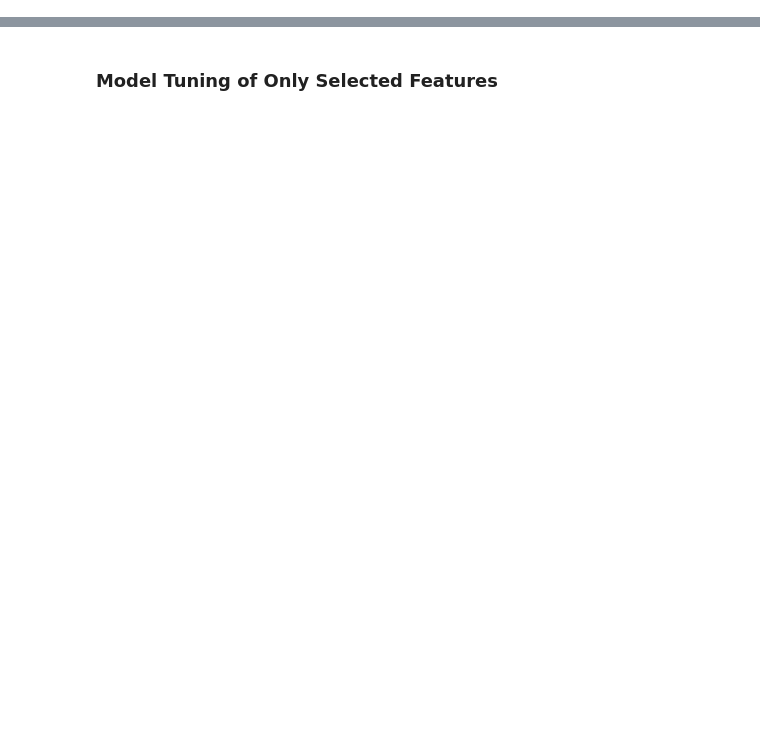
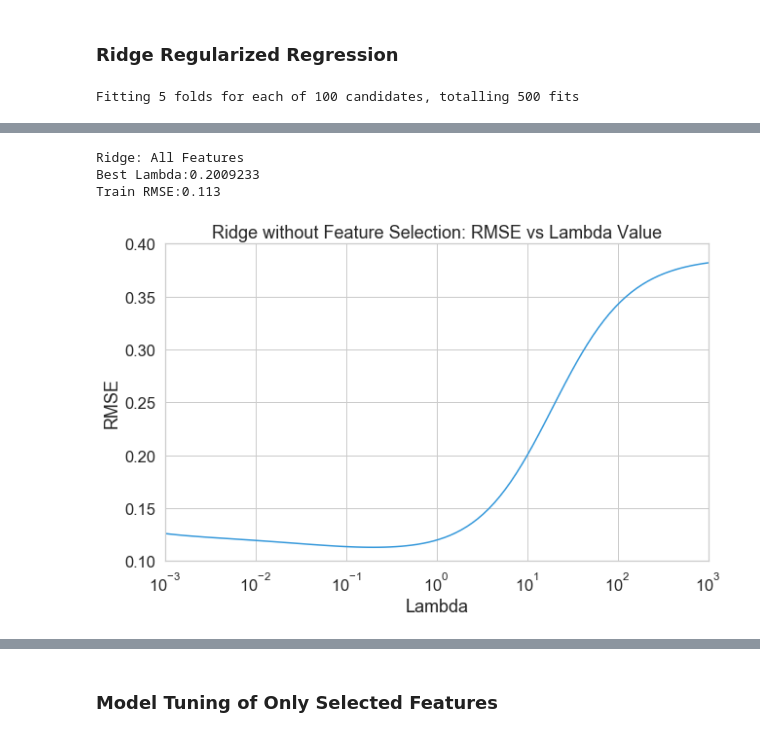
Before and after one commit to jah377/Kaggle-Machine-Learning-Housing-Project-, a Jupyter notebook: machine_learning.ipynb, the cells around one changed output, grey strips where cells are left out. Cells and saved outputs as stored; diff of their text form; code cells hidden in the pictures; blank space fills up the shorter version.

```diff
--- a/machine_learning.ipynb
+++ b/machine_learning.ipynb
@@ -65,0 +213,53 @@ from sklearn.metrics import mean_squared_error
+# %% [markdown]
+### Ridge Regularized Regression
+# %%
+#New instance of model
+ridge = Ridge(normalize=True, random_state=0)
+
+#Perform gridsearch
+# min_a = -3
+# max_a = 3
+# param_grid = {"alpha": np.logspace(min_a, max_a, 100)} #hyperparameter
+
+param_grid = {"alpha": np.linspace(-1, 1, 1000)} #hyperparameter
+grid = GridSearchCV(estimator=ridge,
+                    param_grid=param_grid,
+                    scoring="neg_root_mean_squared_error", #eval metric
+                    verbose=True, #return status update
+                    cv=5,
+                    n_jobs=-1) #create grid search
+grid.fit(x_train, y_train) #fit training data to model
+ridge_allFeatures = grid.best_estimator_ #assign tuned parameter to model
+pickle.dump(ridge_allFeatures, open('saved_models/ridge_allFeatures', 'wb')) #save the model
+
+# Isolate results for plot
+rmse_train = -grid.best_score_  # best rmse of training dataset
+print("Ridge: All Features")
+print("Best Lambda:{0}".format(round(grid.best_params_["alpha"], 8)))
+print("Train RMSE:{0}".format(round(rmse_train, 5)))
+
+# Plot Lambda vs RMSE
+alpha = grid.cv_results_["param_alpha"].tolist()  # for plot
+rmse = (grid.cv_results_["mean_test_score"] * -1)  # for plot
+
+plt.figure(figsize=(10, 6))
+g = sns.lineplot(x=alpha, y=rmse, color="#3498db")
+sns.set(style="whitegrid", font_scale=1.5)
+g.set(xscale="log")
+plt.xlim(10 ** min_a, 10 ** max_a)
+plt.ylim(0.10, 0.40)
+plt.title("Ridge without Feature Selection: RMSE vs Lambda Value")
+plt.xlabel("Lambda")
+plt.ylabel("RMSE")
+
+if save_figures:
+    plt.savefig("saved_figures/ridge_allFeat_RMSEvLambda.tiff", bbox_inches="tight", dpi=300)
+
+
+#Export Data for kaggle
+y_pred = ridge_allFeatures.predict(test_df).squeeze() #predict submission saleprices
+predict = pd.DataFrame({'Id':range(1461,2920),
+                        'SalePrice': np.exp(y_pred).tolist()})
+predict.to_csv('saved_predictions/ridge_allFeat_results.csv',index=False)
+# %% [output]
+Fitting 5 folds for each of 100 candidates, totalling 500 fits
@@ -65,0 +269,4 @@ from sklearn.metrics import mean_squared_error
+Ridge: All Features
+Best Lambda:0.2009233
+Train RMSE:0.113
+[figure, added]
```
Also changed, not shown: parts of 63 cells of this notebook, 45 other files.
